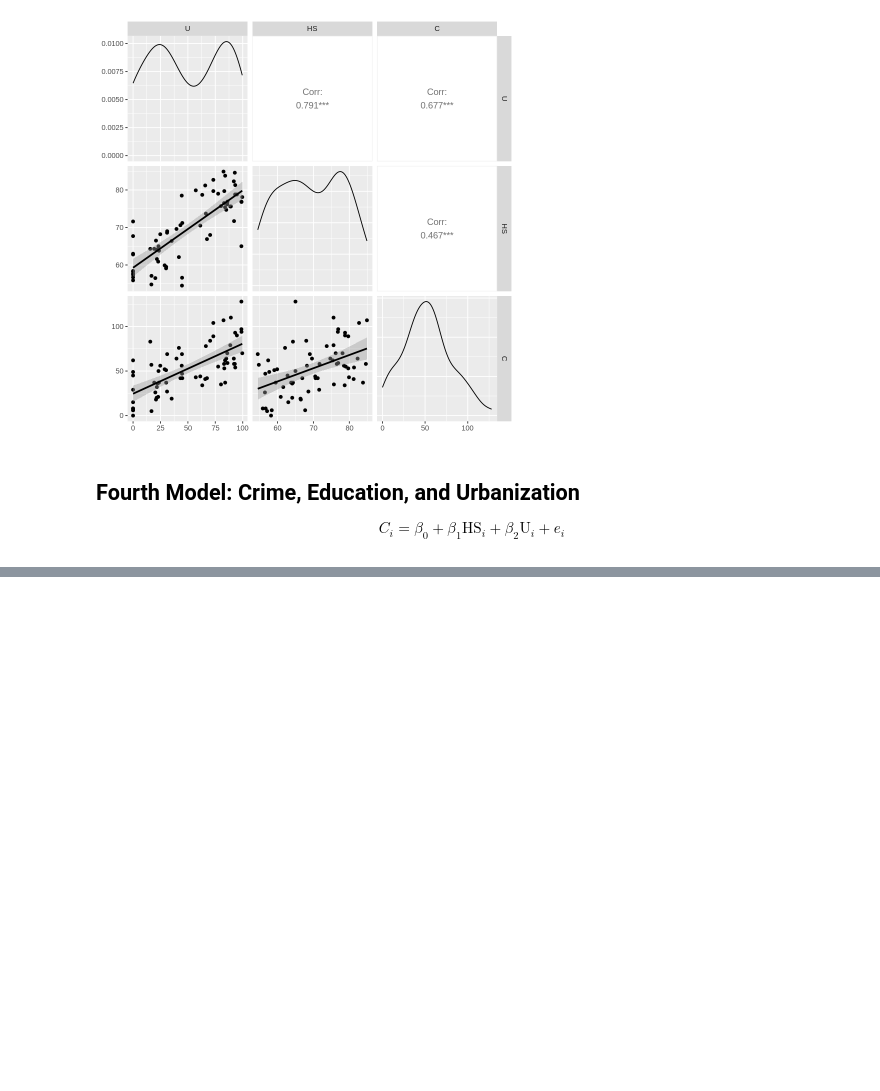
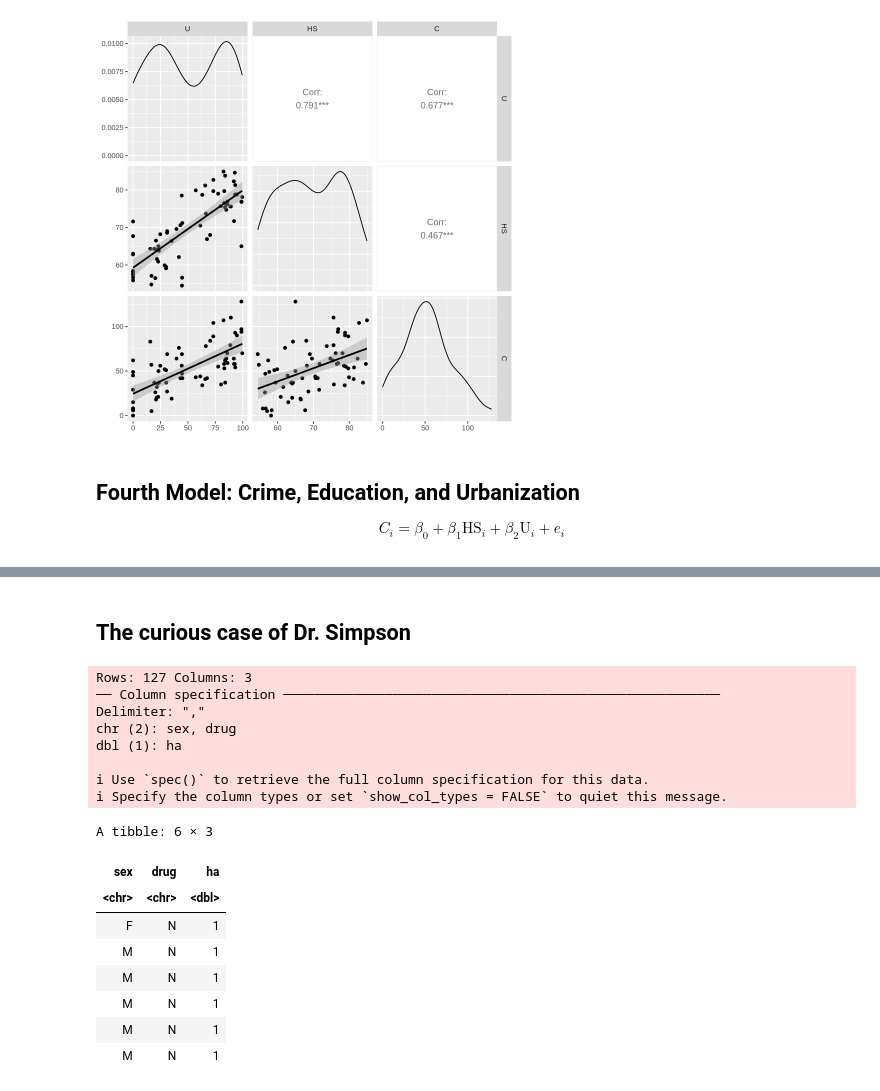
Before and after one commit to febse/econ2026, a Jupyter notebook: 08-Multiple-Regression-Class.ipynb, the cells around one changed output, grey strips where cells are left out. Drawn from its saved outputs; the diff is of its cells as text; code cells hidden in the pictures; blank space fills up the shorter version.

```diff
--- a/08-Multiple-Regression-Class.ipynb
+++ b/08-Multiple-Regression-Class.ipynb
@@ -187,0 +169,24 @@ F-statistic: 28.54 on 2 and 64 DF,  p-value: 1.379e-09
+# %% [markdown]
+## The curious case of Dr. Simpson
+# %%
+dt <- read_csv("https://github.com/febse/econ2026/raw/refs/heads/main/data/ggb.csv")
+
+dt |> head()
+# %% [output]
+Rows: 127 Columns: 3
+── Column specification ────────────────────────────────────────────────────────
+Delimiter: ","
+chr (2): sex, drug
+dbl (1): ha
+
+ℹ Use `spec()` to retrieve the full column specification for this data.
+ℹ Specify the column types or set `show_col_types = FALSE` to quiet this message.
+A tibble: 6 × 3
+| sex | drug | ha |
+| <chr> | <chr> | <dbl> |
+| F | N | 1 |
+| M | N | 1 |
+| M | N | 1 |
+| M | N | 1 |
+| M | N | 1 |
+| M | N | 1 |
```
Also changed, not shown: parts of 9 cells of this notebook.
